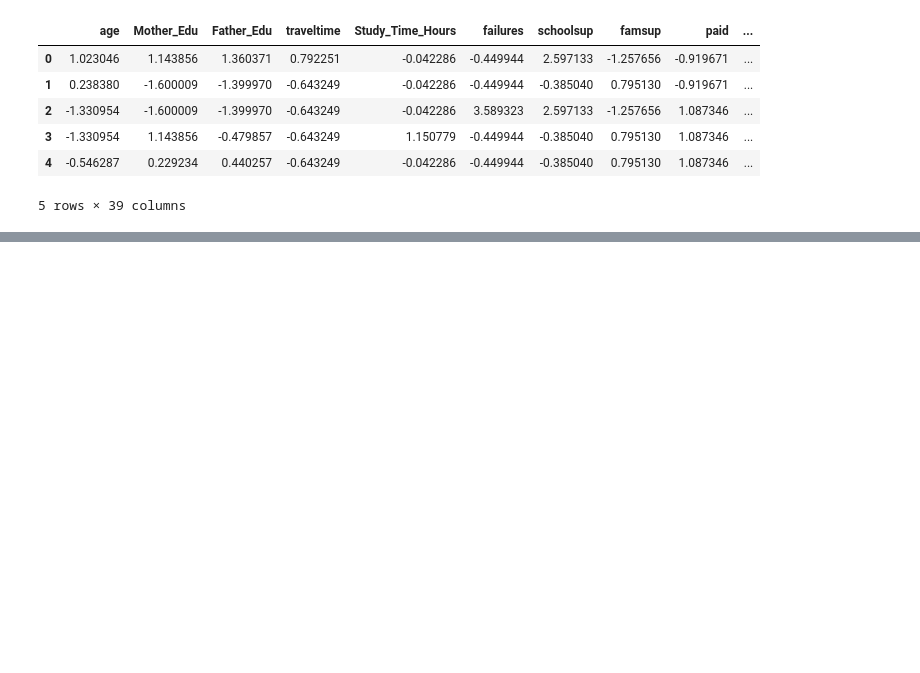
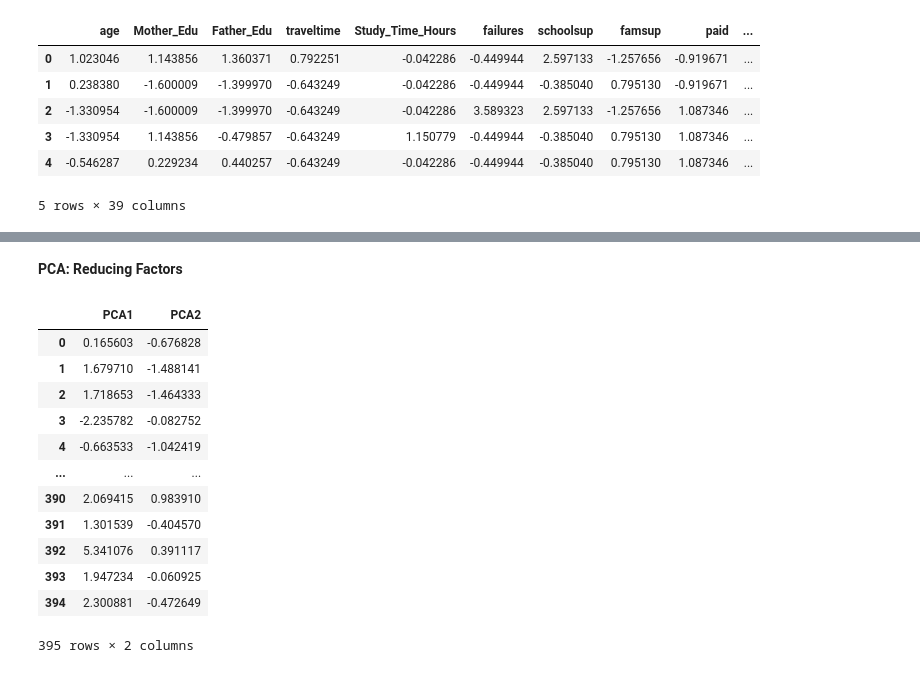
Before and after one commit to lilianaperezdiaz/student_predictor, a Jupyter notebook: Notebooks/K-Means_StudentData_LPD.ipynb, the cells around one changed output, grey strips where cells are left out. Drawn from its saved outputs; the diff is of its cells as text; code cells hidden in the pictures; blank space fills up the shorter version.

Commit message:
KMeans and PCA

```diff
--- a/Notebooks/K-Means_StudentData_LPD.ipynb
+++ b/Notebooks/K-Means_StudentData_LPD.ipynb
@@ -160,8 +160,8 @@ The optimal K value would be hosted at K = 6, we can see that after this point t
 # %% [markdown]
 **Fit + Predict**
 # %%
-#Initalize the K-Menas model with 6 clusters
-model = KMeans(n_clusters=6, random_state =1)
+#Initalize the K-Means model with 6 clusters
+model = KMeans(n_clusters=6, max_iter = 800, algorithm = 'elkan',random_state =1)
 # %%
 #Fit the model for the scaled and encoded data
 model.fit(student_df_scaled)
@@ -213,3 +213,32 @@ scaled_pred.hvplot.scatter(
 # %%
 #Exporting scaled and fitted data set as CSV
 scaled_pred.to_csv("Resources/KMeans_data.csv",index=False,header=True)
+# %% [markdown]
+**PCA: Reducing Factors**
+# %%
+#Declare number of PCA varibales
+pca = PCA(n_components=2)
+# %%
+#Fit and transform the PCA model
+reduced_data = pca.fit_transform(student_df_scaled)
+
+#Create a DataFrame
+reduced_df = pd.DataFrame(
+    reduced_data,
+    columns=["PCA1", "PCA2"]
+)
+reduced_df
+# %% [output]
+|  | PCA1 | PCA2 |
+| 0 | 0.165603 | -0.676828 |
+| 1 | 1.679710 | -1.488141 |
+| 2 | 1.718653 | -1.464333 |
+| 3 | -2.235782 | -0.082752 |
+| 4 | -0.663533 | -1.042419 |
+| ... | ... | ... |
+| 390 | 2.069415 | 0.983910 |
+| 391 | 1.301539 | -0.404570 |
+| 392 | 5.341076 | 0.391117 |
+| 393 | 1.947234 | -0.060925 |
+| 394 | 2.300881 | -0.472649 |
+395 rows × 2 columns
```
Also changed, not shown: parts of 15 cells of this notebook.
